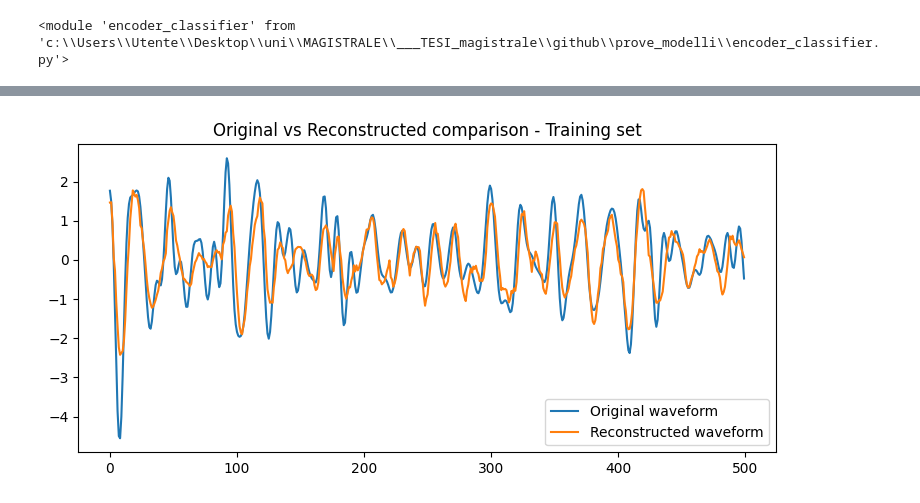
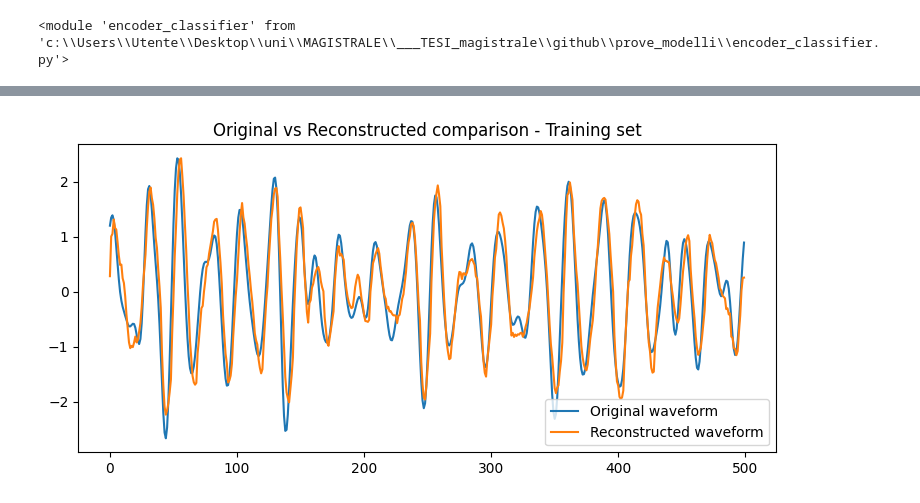
Before and after one commit to b3n3d3tt4/prova_modelli, a Jupyter notebook: autoencoder_FordA.ipynb, the cells around one changed output, grey strips where cells are left out. Drawn from its saved outputs; the diff is of its cells as text; code cells hidden in the pictures.

```diff
--- a/autoencoder_FordA.ipynb
+++ b/autoencoder_FordA.ipynb
@@ -62,5 +62,5 @@ FordA_model = ec.AutoEncoder()
 # that means that some mathematichal structures are behaving in a specific mode
 FordA_model.train()
 
-trained_FordA = ec.train_autoencoder(FordA_model, train_loader, epochs=50)
+trained_FordA = ec.train_autoencoder(FordA_model, train_loader, epochs=500)
 # %% [output]
@@ -84,4 +84,4 @@ Epoch [50/50] - Average loss: 0.5737
-[figure, old version]
+[figure, new version]
 # %%
 # -----------------------
 # TEST of the FordA_model
```
Also changed, not shown: parts of 3 cells of this notebook, 1 other file.
